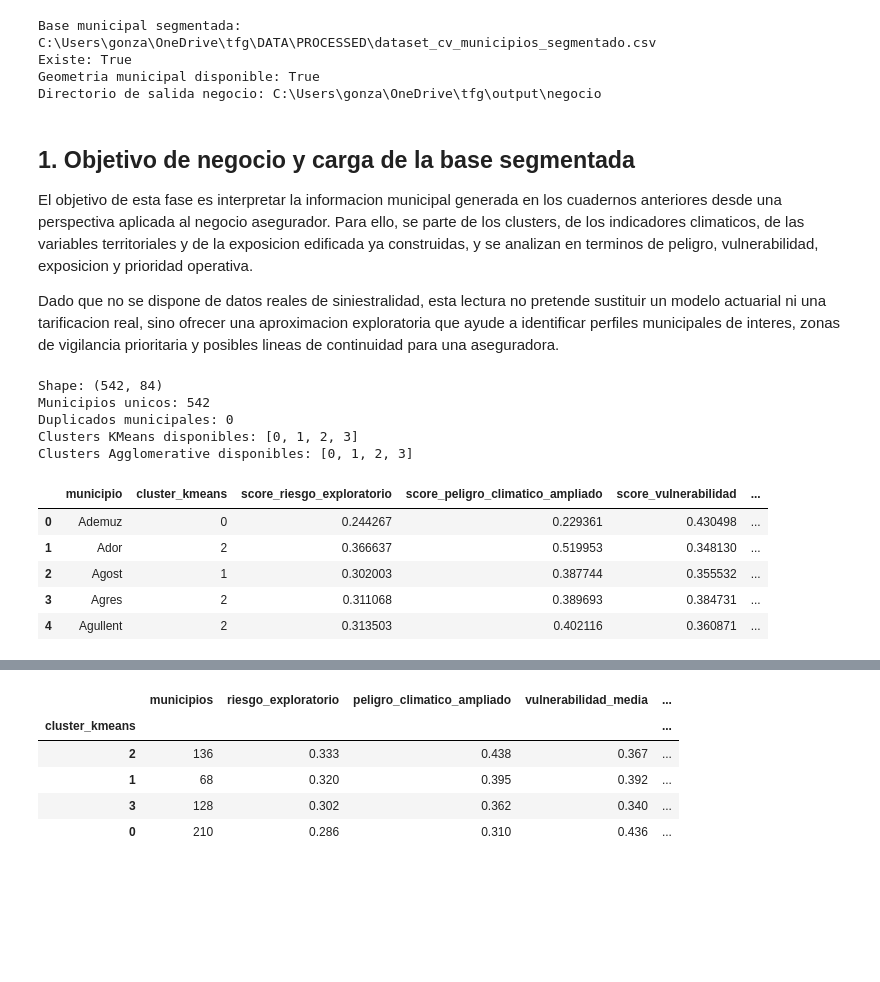
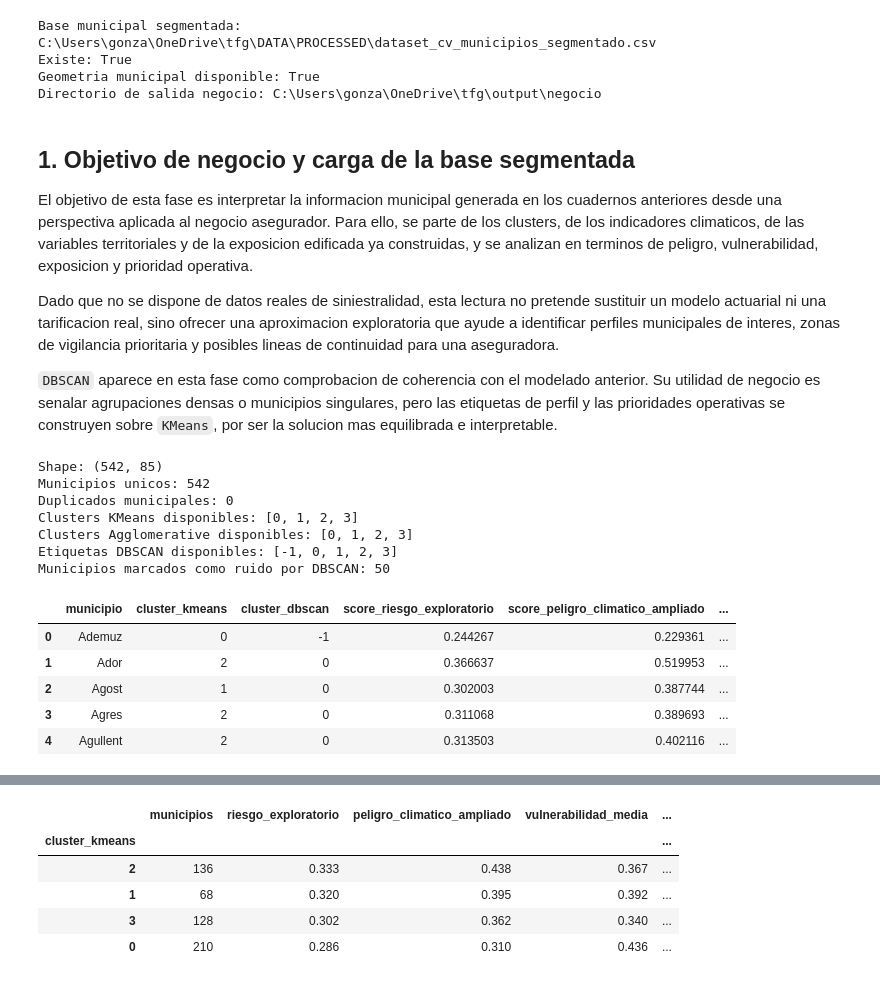
Before and after one commit to gonzalolarriba/modelo-geoespacial-riesgo-climatico, a Jupyter notebook: notebooks/notebook_5_an_negocio.ipynb, the cells around one changed output, grey strips where cells are left out. Cells and saved outputs as stored; diff of their text form; code cells hidden in the pictures; blank space fills up the shorter version.

Commit message:
docs(business): clarify DBSCAN role in analysis

```diff
--- a/notebooks/notebook_5_an_negocio.ipynb
+++ b/notebooks/notebook_5_an_negocio.ipynb
@@ -58,6 +60,8 @@ Directorio de salida negocio: C:\Users\gonza\OneDrive\tfg\output\negocio
 El objetivo de esta fase es interpretar la informacion municipal generada en los cuadernos anteriores desde una perspectiva aplicada al negocio asegurador. Para ello, se parte de los clusters, de los indicadores climaticos, de las variables territoriales y de la exposicion edificada ya construidas, y se analizan en terminos de peligro, vulnerabilidad, exposicion y prioridad operativa.
 
 Dado que no se dispone de datos reales de siniestralidad, esta lectura no pretende sustituir un modelo actuarial ni una tarificacion real, sino ofrecer una aproximacion exploratoria que ayude a identificar perfiles municipales de interes, zonas de vigilancia prioritaria y posibles lineas de continuidad para una aseguradora.
+
+`DBSCAN` aparece en esta fase como comprobacion de coherencia con el modelado anterior. Su utilidad de negocio es senalar agrupaciones densas o municipios singulares, pero las etiquetas de perfil y las prioridades operativas se construyen sobre `KMeans`, por ser la solucion mas equilibrada e interpretable.
 # %%
 df_seg = pd.read_csv(SEGMENTED_MUNICIPAL_FILE)
 
@@ -67,7 +71,7 @@ vulnerabilidad_col = "score_vulnerabilidad"
 exposicion_col = "score_exposicion_fisica"
 
 required_cols = [
-    "municipio", "CODNUT2", "CODNUT3", "cluster_kmeans", "cluster_agg",
+    "municipio", "CODNUT2", "CODNUT3", "cluster_kmeans", "cluster_agg", "cluster_dbscan",
     riesgo_col, peligro_col, vulnerabilidad_col, exposicion_col,
 ]
 missing_required = [col for col in required_cols if col not in df_seg.columns]
@@ -79,38 +83,44 @@ print("Municipios unicos:", df_seg["municipio"].nunique())
 print("Duplicados municipales:", df_seg.duplicated(subset=["municipio", "CODNUT2", "CODNUT3"]).sum())
 print("Clusters KMeans disponibles:", sorted(df_seg["cluster_kmeans"].dropna().unique().tolist()))
 print("Clusters Agglomerative disponibles:", sorted(df_seg["cluster_agg"].dropna().unique().tolist()))
+print("Etiquetas DBSCAN disponibles:", sorted(df_seg["cluster_dbscan"].dropna().unique().tolist()))
+print("Municipios marcados como ruido por DBSCAN:", int((df_seg["cluster_dbscan"] == -1).sum()))
 
 assert df_seg["municipio"].nunique() == 542, "La base segmentada debe conservar 542 municipios."
 assert df_seg.duplicated(subset=["municipio", "CODNUT2", "CODNUT3"]).sum() == 0, "Hay duplicados municipales."
 assert df_seg["cluster_kmeans"].nunique() == 4, "El analisis de negocio espera la solucion KMeans final de 4 clusters."
+assert df_seg["cluster_dbscan"].isna().sum() == 0, "Hay municipios sin etiqueta DBSCAN."
 
 business_cols = [
     "municipio",
     "cluster_kmeans",
+    "cluster_dbscan",
     riesgo_col,
     peligro_col,
     vulnerabilidad_col,
     exposicion_col,
     "precip_p99",
     "dias_calor_intenso",
     "dias_suelo_seco",
     "densidad_poblacion",
     "densidad_viviendas_catastro_km2",
     "ratio_huella_edificada_pct",
     "altitud_m",
 ]
 
 business_cols = [col for col in business_cols if col in df_seg.columns]
 display(df_seg[business_cols].head())
 # %% [output]
-Shape: (542, 84)
+Shape: (542, 85)
 Municipios unicos: 542
 Duplicados municipales: 0
 Clusters KMeans disponibles: [0, 1, 2, 3]
 Clusters Agglomerative disponibles: [0, 1, 2, 3]
+Etiquetas DBSCAN disponibles: [-1, 0, 1, 2, 3]
+Municipios marcados como ruido por DBSCAN: 50
-|  | municipio | cluster_kmeans | score_riesgo_exploratorio | score_peligro_climatico_ampliado | score_vulnerabilidad | ... |
-| 0 | Ademuz | 0 | 0.244267 | 0.229361 | 0.430498 | ... |
-| 1 | Ador | 2 | 0.366637 | 0.519953 | 0.348130 | ... |
-| 2 | Agost | 1 | 0.302003 | 0.387744 | 0.355532 | ... |
-| 3 | Agres | 2 | 0.311068 | 0.389693 | 0.384731 | ... |
-| 4 | Agullent | 2 | 0.313503 | 0.402116 | 0.360871 | ... |
+|  | municipio | cluster_kmeans | cluster_dbscan | score_riesgo_exploratorio | score_peligro_climatico_ampliado | ... |
+| 0 | Ademuz | 0 | -1 | 0.244267 | 0.229361 | ... |
+| 1 | Ador | 2 | 0 | 0.366637 | 0.519953 | ... |
+| 2 | Agost | 1 | 0 | 0.302003 | 0.387744 | ... |
+| 3 | Agres | 2 | 0 | 0.311068 | 0.389693 | ... |
+| 4 | Agullent | 2 | 0 | 0.313503 | 0.402116 | ... |
```
Also changed, not shown: parts of 7 cells of this notebook.
